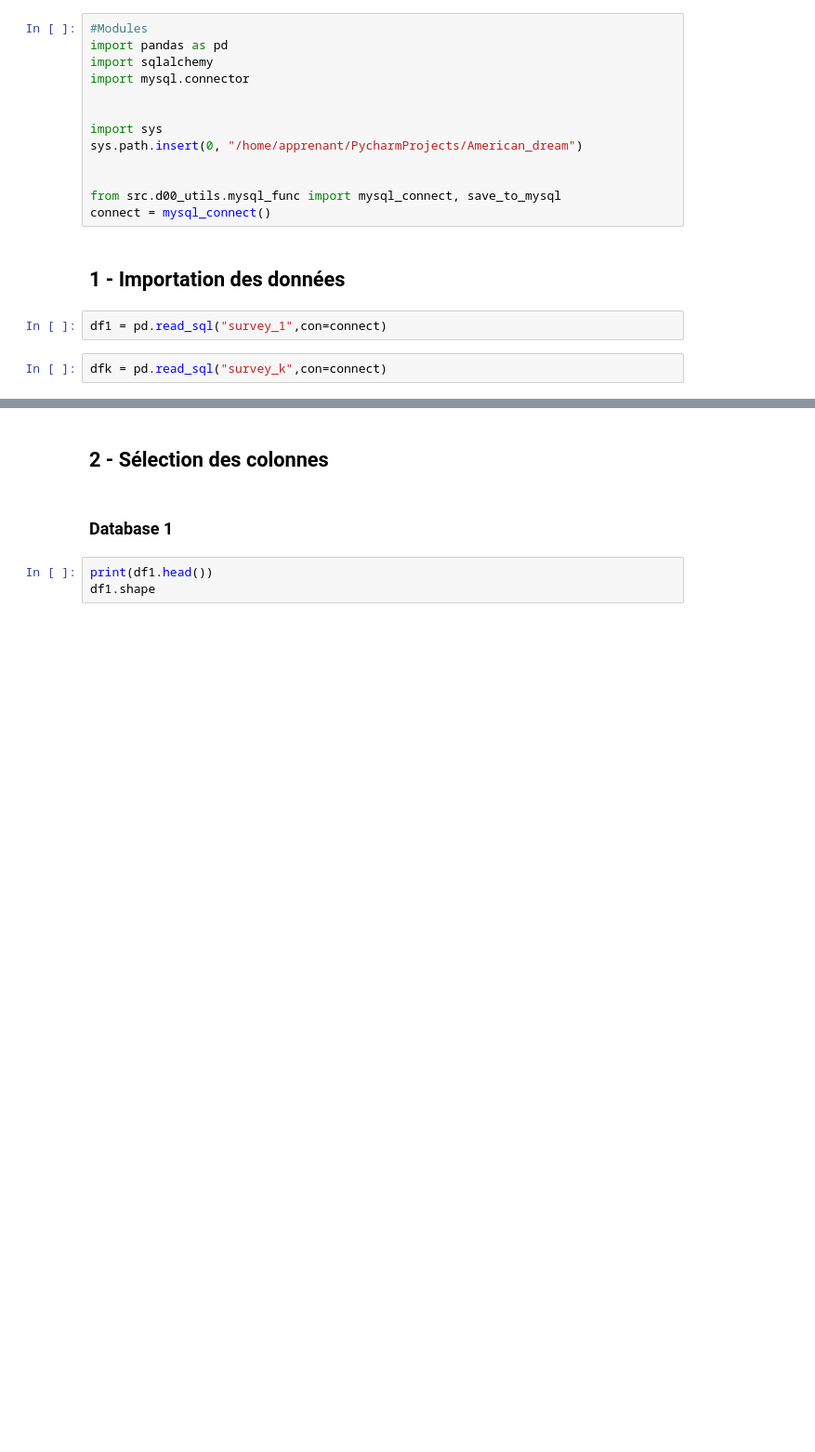
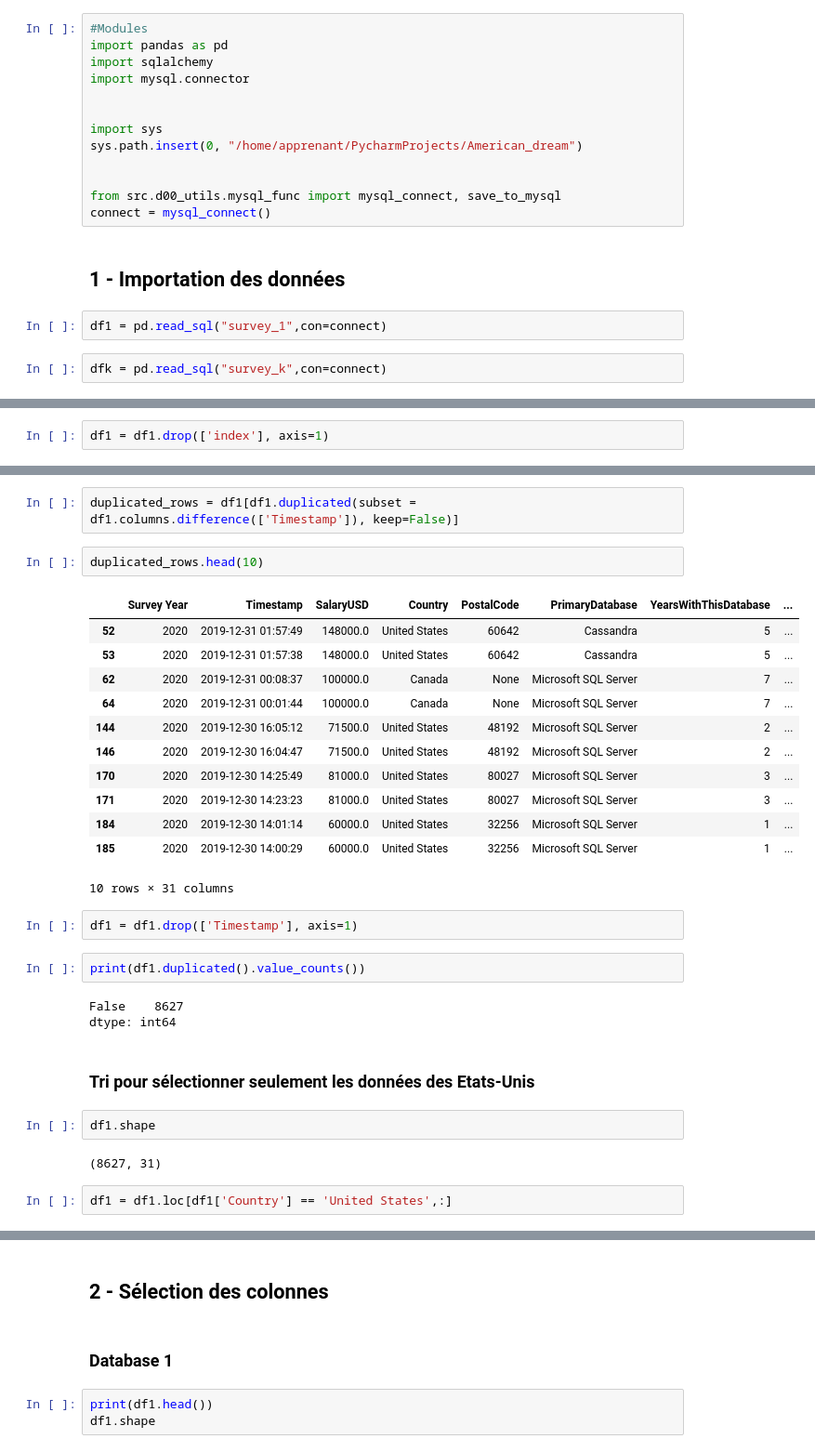
Before and after one commit to Josephine-coding/American_dream, a Jupyter notebook: Notebook/Data Cleaning.ipynb, the cells around one changed output, grey strips where cells are left out. Shown at 93% size. Cells and saved outputs as stored; diff of their text form; blank space fills up the shorter version.

```diff
--- a/Notebook/Data Cleaning.ipynb
+++ b/Notebook/Data Cleaning.ipynb
@@ -21,0 +35,2 @@ dfk = pd.read_sql("survey_k",con=connect)
+# %%
+df1 = df1.drop(['index'], axis=1)
@@ -21,0 +52,32 @@ dfk = pd.read_sql("survey_k",con=connect)
+# %%
+duplicated_rows = df1[df1.duplicated(subset = df1.columns.difference(['Timestamp']), keep=False)]
+# %%
+duplicated_rows.head(10)
+# %% [output]
+|  | Survey Year | Timestamp | SalaryUSD | Country | PostalCode | PrimaryDatabase | YearsWithThisDatabase | ... |
+| 52 | 2020 | 2019-12-31 01:57:49 | 148000.0 | United States | 60642 | Cassandra | 5 | ... |
+| 53 | 2020 | 2019-12-31 01:57:38 | 148000.0 | United States | 60642 | Cassandra | 5 | ... |
+| 62 | 2020 | 2019-12-31 00:08:37 | 100000.0 | Canada | None | Microsoft SQL Server | 7 | ... |
+| 64 | 2020 | 2019-12-31 00:01:44 | 100000.0 | Canada | None | Microsoft SQL Server | 7 | ... |
+| 144 | 2020 | 2019-12-30 16:05:12 | 71500.0 | United States | 48192 | Microsoft SQL Server | 2 | ... |
+| 146 | 2020 | 2019-12-30 16:04:47 | 71500.0 | United States | 48192 | Microsoft SQL Server | 2 | ... |
+| 170 | 2020 | 2019-12-30 14:25:49 | 81000.0 | United States | 80027 | Microsoft SQL Server | 3 | ... |
+| 171 | 2020 | 2019-12-30 14:23:23 | 81000.0 | United States | 80027 | Microsoft SQL Server | 3 | ... |
+| 184 | 2020 | 2019-12-30 14:01:14 | 60000.0 | United States | 32256 | Microsoft SQL Server | 1 | ... |
+| 185 | 2020 | 2019-12-30 14:00:29 | 60000.0 | United States | 32256 | Microsoft SQL Server | 1 | ... |
+10 rows × 31 columns
+# %%
+df1 = df1.drop(['Timestamp'], axis=1)
+# %%
+print(df1.duplicated().value_counts())
+# %% [output]
+False    8627
+dtype: int64
+# %% [markdown]
+### Tri pour sélectionner seulement les données des Etats-Unis
+# %%
+df1.shape
+# %% [output]
+(8627, 31)
+# %%
+df1 = df1.loc[df1['Country'] == 'United States',:]
```
Also changed, not shown: parts of 40 cells of this notebook, 1 other file.
